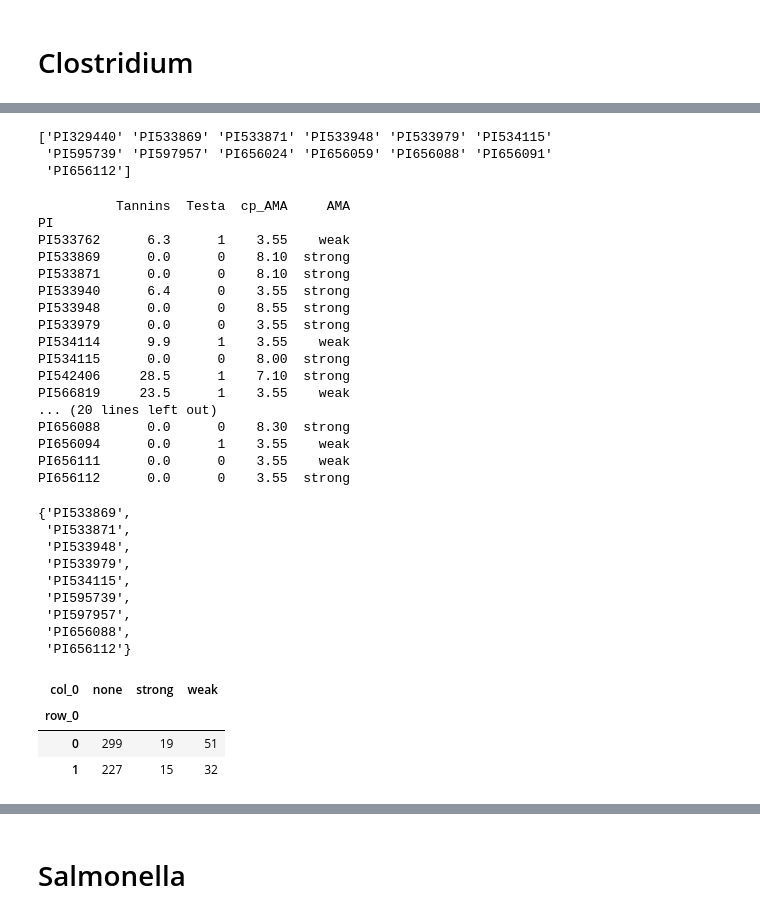
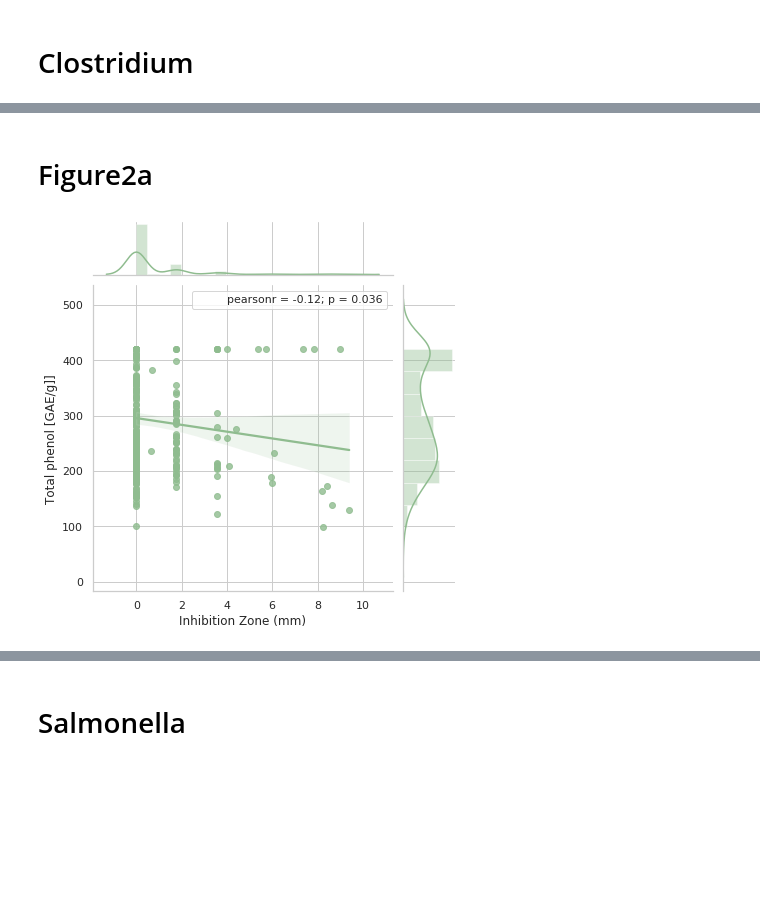
Before and after one commit to lkshiel/ACRE, a Jupyter notebook: notebooks/ACRE1.ipynb, the cells around one changed output, grey strips where cells are left out. Saved outputs shown, nothing was run; the diff lists cells and outputs as text; code cells hidden in the pictures; blank space fills up the shorter version.

```diff
--- a/notebooks/ACRE1.ipynb
+++ b/notebooks/ACRE1.ipynb
@@ -92,48 +229,8 @@ pis = ["PI329440","PI533869","PI533871","PI533948",
-# %%
-pi_values = clostridium_df_filtered[clostridium_df_filtered.PI.isin(pis)].sort_values(by="PI")
-print(pi_values.PI.unique())
-# %% [output]
-['PI329440' 'PI533869' 'PI533871' 'PI533948' 'PI533979' 'PI534115'
- 'PI595739' 'PI597957' 'PI656024' 'PI656059' 'PI656088' 'PI656091'
- 'PI656112']
-# %%
-rep_agreement = clostridium_df_filtered.groupby("PI").min()
-rep_agreement = rep_agreement[rep_agreement["cp_AMA"] != 0]
-print(rep_agreement)
-rep_agreement= rep_agreement["cp_AMA"].index
-set(rep_agreement).intersection(set(pis))
-# %% [output]
-          Tannins  Testa  cp_AMA     AMA
-PI
-PI533762      6.3      1    3.55    weak
-PI533869      0.0      0    8.10  strong
-PI533871      0.0      0    8.10  strong
-PI533940      6.4      0    3.55  strong
-PI533948      0.0      0    8.55  strong
-PI533979      0.0      0    3.55  strong
-PI534114      9.9      1    3.55    weak
-PI534115      0.0      0    8.00  strong
-PI542406     28.5      1    7.10  strong
-PI566819     23.5      1    3.55    weak
-... (20 lines left out)
-PI656088      0.0      0    8.30  strong
-PI656094      0.0      1    3.55    weak
-PI656111      0.0      0    3.55    weak
-PI656112      0.0      0    3.55  strong
-{'PI533869',
- 'PI533871',
- 'PI533948',
- 'PI533979',
- 'PI534115',
- 'PI595739',
- 'PI597957',
- 'PI656088',
- 'PI656112'}
-# %%
-pd.crosstab(np.array(clostridium_df_filtered.Testa),
-            [np.array(clostridium_df_filtered.AMA)])
-# %% [output]
-| col_0 | none | strong | weak |
-| row_0 |  |  |  |
-| 0 | 299 | 19 | 51 |
-| 1 | 227 | 15 | 32 |
+# %% [markdown]
+# Figure2a
+# %%
+tp_ama_joint = sns.jointplot(x="cp_AMA", y="TP_avg", data=mean_tan_and_ama, kind="reg", stat_func=R2, color="darkseagreen").annotate(stats.pearsonr)
+tp_ama_joint.set_axis_labels( "Inhibition Zone (mm)","Total phenol [GAE/g]]")
+tp_ama_joint.savefig("tp_ama_joint.png", bbox_inches='tight', dpi=600)
+# %% [output]
+[figure, added]
```
Also changed, not shown: parts of 56 cells of this notebook, 3 other files.
